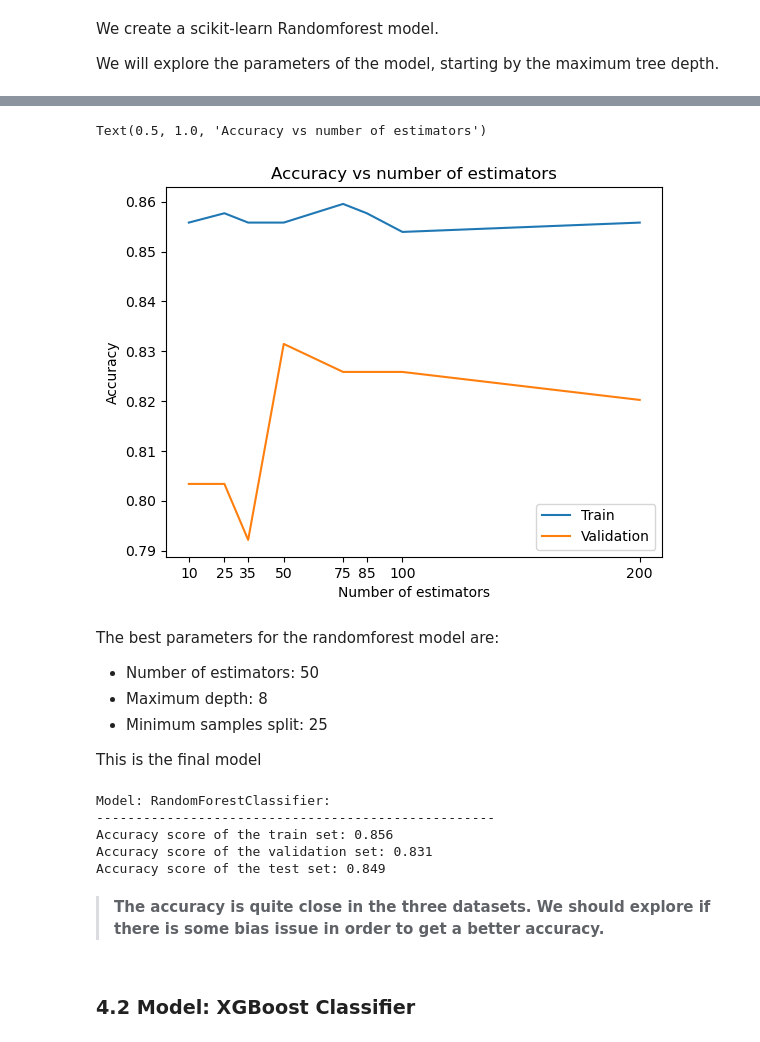
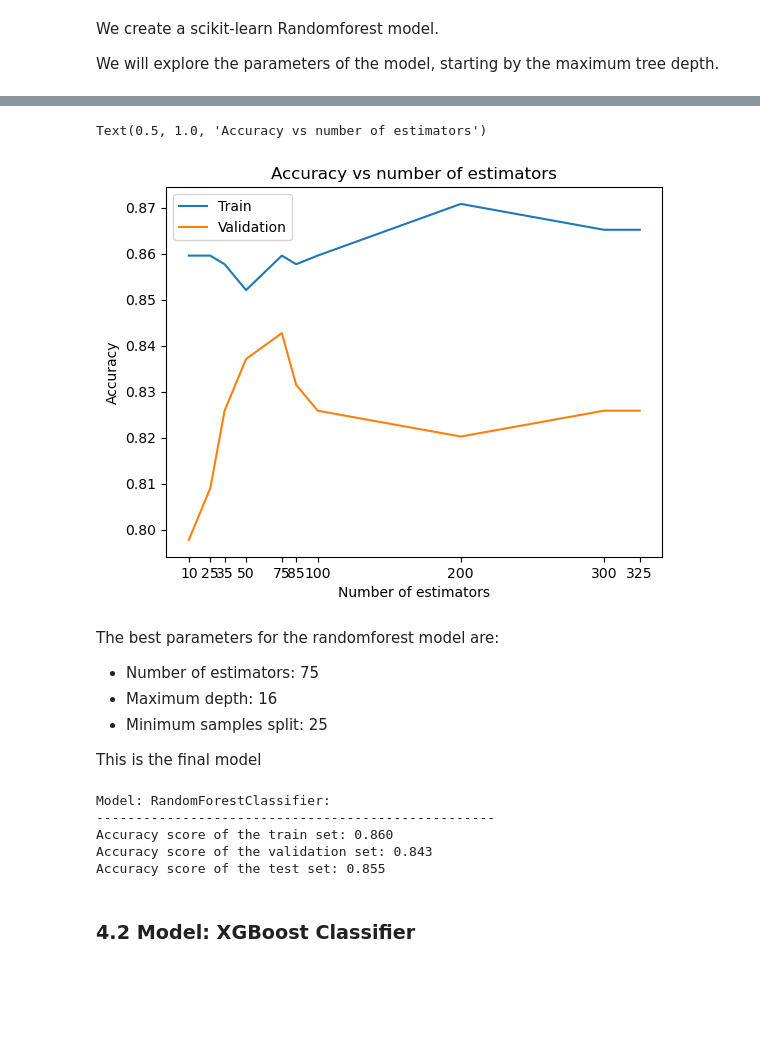
Before and after one commit to Andresmfs/Binary-classification-ML-models-Titanic-survivals, a Jupyter notebook: titanic.ipynb, the cells around one changed output, grey strips where cells are left out. Saved outputs shown, nothing was run; the diff lists cells and outputs as text; code cells hidden in the pictures; blank space fills up the shorter version.

```diff
--- a/titanic.ipynb
+++ b/titanic.ipynb
@@ -641,5 +556,5 @@ There are some columns that do not provide significative information for the sur
 # %%
-no_significative_cols = ['Name','Embarked', 'Ticket']
+no_significative_cols = ['Name', 'Ticket']
 df_train = df_train.drop(columns=no_significative_cols)
 df_test = df_test.drop(columns=no_significative_cols)
 # %% [markdown]
@@ -656,3 +578,6 @@ df_test['Age'] = df_test.Age.fillna(df_test.Age.mean())
+# %%
+df_train['Fare_Age'] = df_train['Fare'] / df_train['Age']
+df_test['Fare_Age'] = df_test['Fare'] / df_test['Age']
 # %% [markdown]
 **We fill NaN values with unknown in the Cabin column and keep only the letter of the Cabin**
 # %%
@@ -704,7 +629,7 @@ We see that in train set we have the Cabin value T and we do not have it in the
 **We write the categorical features in one-hot notation**
 # %%
 # List of categorical features
-cat_cols = ['Pclass', 'Sex', 'SibSp', 'Parch', 'Cabin']
+cat_cols = ['Pclass', 'Sex', 'SibSp', 'Parch', 'Cabin', 'Embarked']
 
 # Translate to one-hot notation
 df_train = pd.get_dummies(data=df_train, prefix=cat_cols, columns=cat_cols)
@@ -840,7 +769,7 @@ plt.ylabel('Accuracy');
 # %%
 # Create and train the model for different values of samples split
 estimators= 75
-depth = 8
+depth = 16
 samples_split_list = [60, 30, 25, 20, 17, 13, 10,  8, 6, 4, 2]
 
 acc_train_list = []
@@ -876,49 +805,49 @@ plt.title('Accuracy vs. minimum samples split');
 
 
 # Create and train the model
-estimators_list= [200, 100, 85, 75, 50, 35, 25, 10]
-depth = 8
+estimators_list= [325, 300, 200, 100, 85, 75, 50, 35, 25, 10]
+depth = 16
 samples_split = 25
 
 acc_train_list = []
 acc_cv_list = []
 
 for estimators in estimators_list:
 
     model = RandomForestClassifier(n_estimators=estimators, min_samples_split=samples_split,
                                 max_depth=depth, random_state=1).fit(X_train, y_train)
 
     # Use the model for predictions in both train and cross validation sets
     y_train_pred = model.predict(X_train)
     y_cv_pred = model.predict(X_cv)
 
     # Calculate the error
     accuracy_train = accuracy_score(y_train, y_train_pred)
     acc_train_list.append(accuracy_train)
     accuracy_cv = accuracy_score(y_cv, y_cv_pred)
     acc_cv_list.append(accuracy_cv)
 
 
 plt.plot(estimators_list, acc_train_list)
 plt.plot(estimators_list, acc_cv_list)
 plt.xticks(estimators_list)
 plt.legend(['Train', 'Validation'])
 plt.xlabel('Number of estimators')
 plt.ylabel('Accuracy')
 plt.title('Accuracy vs number of estimators')
 # %% [output]
 Text(0.5, 1.0, 'Accuracy vs number of estimators')
-[figure, old version]
+[figure, new version]
 # %% [markdown]
 The best parameters for the randomforest model are:
-- Number of estimators: 50
-- Maximum depth: 8
+- Number of estimators: 75
+- Maximum depth: 16
 - Minimum samples split: 25
 
 This is the final model
 # %%
-model_RFC = RandomForestClassifier(n_estimators=50, min_samples_split=25,
-                                max_depth= 8, random_state=1).fit(X_train, y_train)
+model_RFC = RandomForestClassifier(n_estimators=75, min_samples_split=25,
+                                max_depth= 16, random_state=1).fit(X_train, y_train)
 
 # Use the model for predictions in both train and cross validation sets
 y_train_pred = model_RFC.predict(X_train)
@@ -938,11 +867,9 @@ print(f'Accuracy score of the test set: {accuracy_test:.3f}')
 # %% [output]
 Model: RandomForestClassifier:
 ---------------------------------------------------
-Accuracy score of the train set: 0.856
-Accuracy score of the validation set: 0.831
-Accuracy score of the test set: 0.849
+Accuracy score of the train set: 0.860
+Accuracy score of the validation set: 0.843
+Accuracy score of the test set: 0.855
-# %% [markdown]
->**The accuracy is quite close in the three datasets. We should explore if there is some bias issue in order to get a better accuracy.**
 # %% [markdown]
 ### 4.2 Model: XGBoost Classifier
 # %%
```
Also changed, not shown: parts of 50 cells of this notebook, 2 other files.
